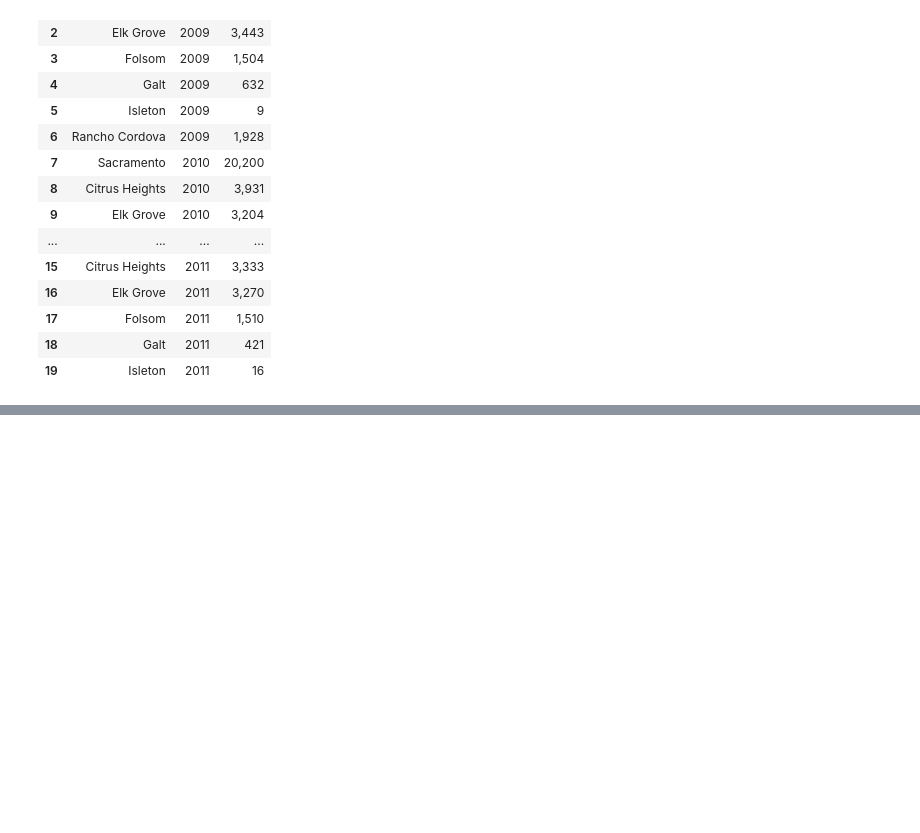
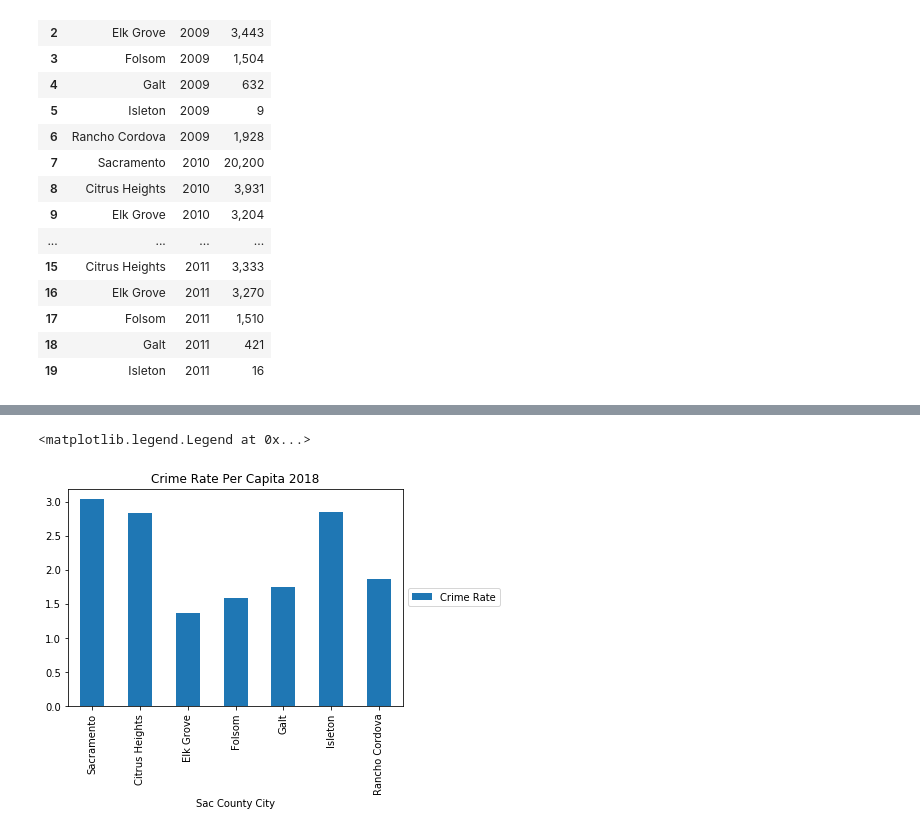
Before and after one commit to N3tadm1n/Team_Housing_prediction, a Jupyter notebook: crime_analysis.ipynb, the cells around one changed output, grey strips where cells are left out. Saved outputs shown, nothing was run; the diff lists cells and outputs as text; code cells hidden in the pictures; blank space fills up the shorter version.

```diff
--- a/crime_analysis.ipynb
+++ b/crime_analysis.ipynb
@@ -114,0 +238,7 @@ lines = pc_df.plot.line()
+# %%
+# Create crime rate per capita dataframe
+df = pd.DataFrame({
+    'Sac County City':['Sacramento','Citrus Heights','Elk Grove','Folsom','Galt','Isleton','Rancho Cordova'],
+    'Crime Rate':[3.04,2.83,1.37,1.58,1.75,2.85,1.86],
+})
+df.head(7)
@@ -114,0 +254,8 @@ lines = pc_df.plot.line()
+# %%
+# Plot bar for crime rate per capita
+df.plot(kind='bar',x='Sac County City',y='Crime Rate')
+plt.title("Crime Rate Per Capita 2018")
+plt.legend(loc='center left', bbox_to_anchor=(1.0, 0.5))
+# %% [output]
+<matplotlib.legend.Legend at 0x...>
+[figure, added]
```
Also changed, not shown: parts of 13 cells of this notebook, 5 other files.
